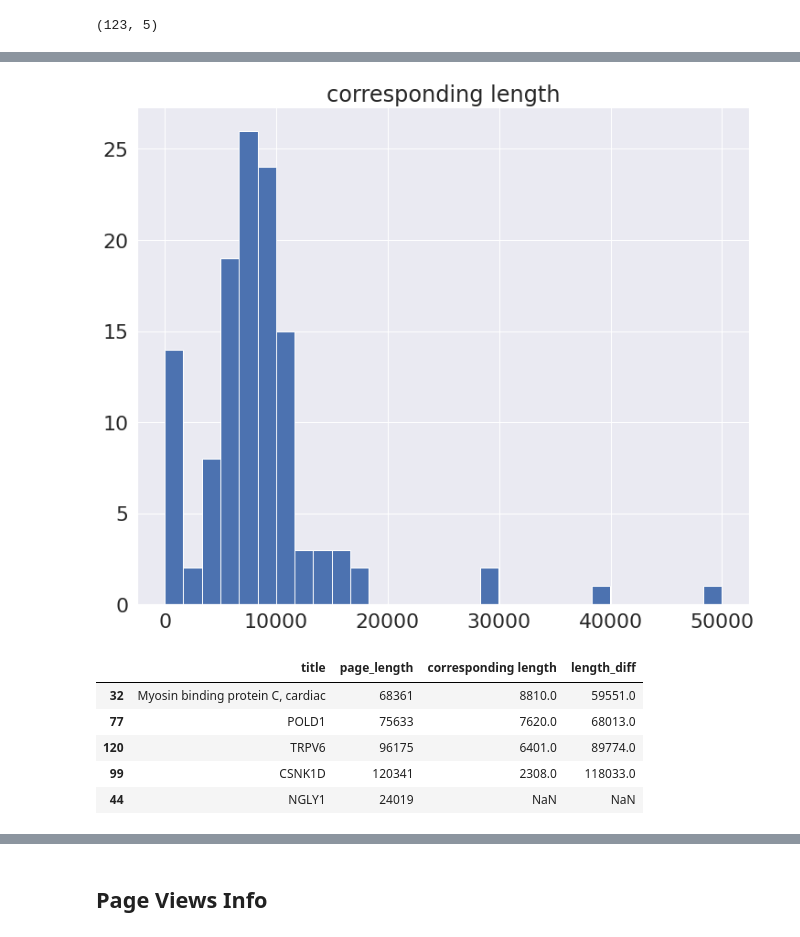
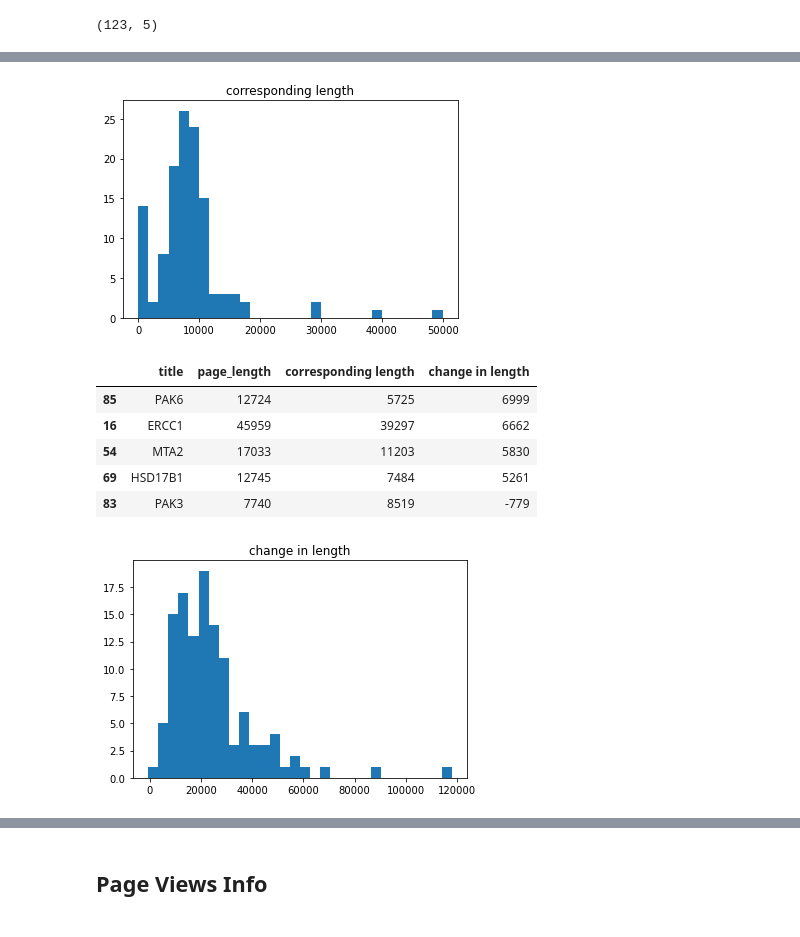
Before and after one commit to gtsueng/GeneWikiReviewSummary, a Jupyter notebook: results/Genewiki_data_misc.ipynb, the cells around one changed output, grey strips where cells are left out. Cells and saved outputs as stored; diff of their text form; code cells hidden in the pictures.

Commit message:
add export for histogram

```diff
--- a/results/Genewiki_data_misc.ipynb
+++ b/results/Genewiki_data_misc.ipynb
@@ -47,8 +47,8 @@ gene_wiki_vol_info_before.head()
 | 3 | Epoxide hydrolase 2 | 20130531 | 20121130 | 473607874 | 1330 |
 | 4 | LIG3 | 20130830 | 20130228 | 481575544 | 1543 |
 # %%
-corr_length_hist = gene_wiki_vol_info_before[["corresponding length"]].hist(bins=30)
+corr_length_hist = gene_wiki_vol_info_before[["corresponding length"]].hist(bins=30, grid=False)
 # %% [output]
-[figure, old version]
+[figure, new version]
 # %%
 gene_wiki_vol_info_diff = gene_wiki_vol_info[["title","page_length"]].merge(gene_wiki_vol_info_before[["title", "corresponding length"]], how="left", on="title")
@@ -55,9 +59,13 @@ gene_wiki_vol_info_diff = gene_wiki_vol_info[["title","page_length"]].merge(gene
 # %%
-gene_wiki_vol_info_diff.sort_values(by="length_diff").tail()
+gene_wiki_vol_info_diff.sort_values(by="change in length",ascending=False).tail()
 # %% [output]
-|  | title | page_length | corresponding length | length_diff |
-| 32 | Myosin binding protein C, cardiac | 68361 | 8810.0 | 59551.0 |
-| 77 | POLD1 | 75633 | 7620.0 | 68013.0 |
-| 120 | TRPV6 | 96175 | 6401.0 | 89774.0 |
-| 99 | CSNK1D | 120341 | 2308.0 | 118033.0 |
-| 44 | NGLY1 | 24019 | NaN | NaN |
+|  | title | page_length | corresponding length | change in length |
+| 85 | PAK6 | 12724 | 5725 | 6999 |
+| 16 | ERCC1 | 45959 | 39297 | 6662 |
+| 54 | MTA2 | 17033 | 11203 | 5830 |
+| 69 | HSD17B1 | 12745 | 7484 | 5261 |
+| 83 | PAK3 | 7740 | 8519 | -779 |
+# %%
+page_diff_hist = gene_wiki_vol_info_diff.hist(column="change in length",bins=30,grid=False)
+# %% [output]
+[figure, added]
```
Also changed, not shown: parts of 31 cells of this notebook, 1 other file.
